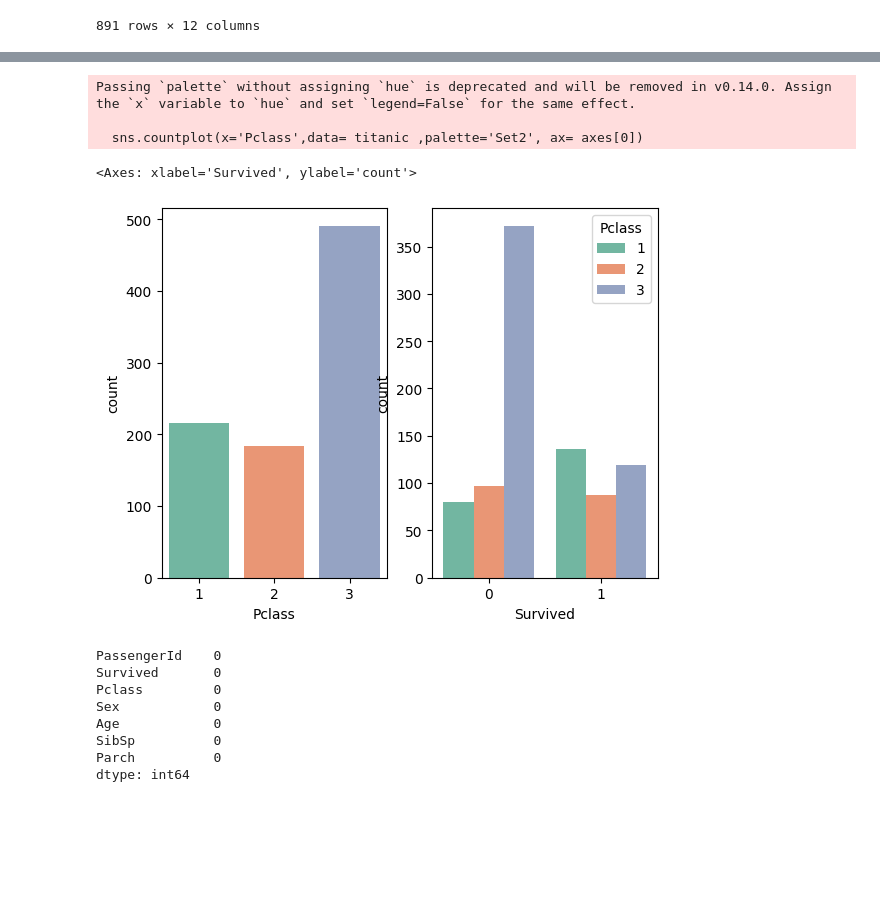
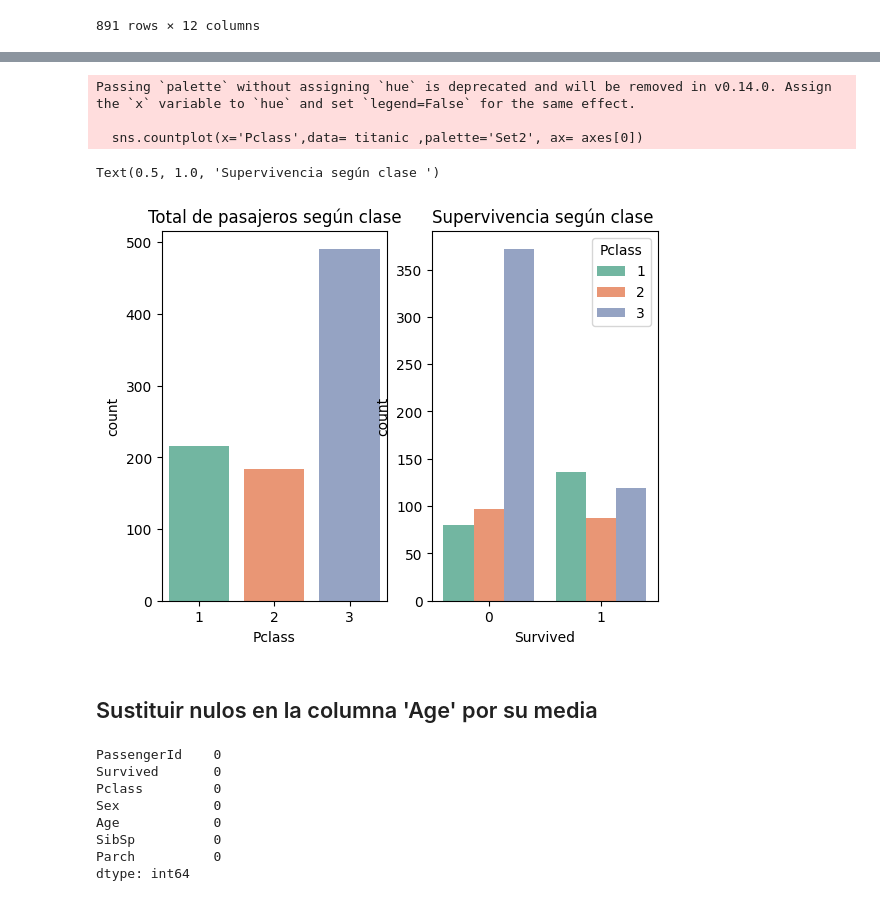
Before and after one commit to Angelmbx/Machine-Learing, a Jupyter notebook: UD2/03_Supervised-LogisticRegression.ipynb, the cells around one changed output, grey strips where cells are left out. Drawn from its saved outputs; the diff is of its cells as text; code cells hidden in the pictures; blank space fills up the shorter version.

```diff
--- a/UD2/03_Supervised-LogisticRegression.ipynb
+++ b/UD2/03_Supervised-LogisticRegression.ipynb
@@ -382,13 +242,17 @@ Passing `palette` without assigning `hue` is deprecated and will be removed in v
 # %%
 fig, axes = plt.subplots(1, 2)
-# Total de pasajeros según clase
+
 sns.countplot(x='Pclass',data= titanic ,palette='Set2', ax= axes[0])
-# Supervivencia según clase
+axes[0].set_title('Total de pasajeros según clase')
+
 sns.countplot(x='Survived',hue='Pclass',data=titanic,palette='Set2', ax= axes[1])
+axes[1].set_title('Supervivencia según clase ')
 # %% [output]
 Passing `palette` without assigning `hue` is deprecated and will be removed in v0.14.0. Assign the `x` variable to `hue` and set `legend=False` for the same effect.
 
   sns.countplot(x='Pclass',data= titanic ,palette='Set2', ax= axes[0])
-<Axes: xlabel='Survived', ylabel='count'>
+Text(0.5, 1.0, 'Supervivencia según clase ')
-[figure, old version]
+[figure, new version]
+# %% [markdown]
+## Sustituir nulos en la columna 'Age' por su media
 # %%
```
Also changed, not shown: parts of 34 cells of this notebook.
